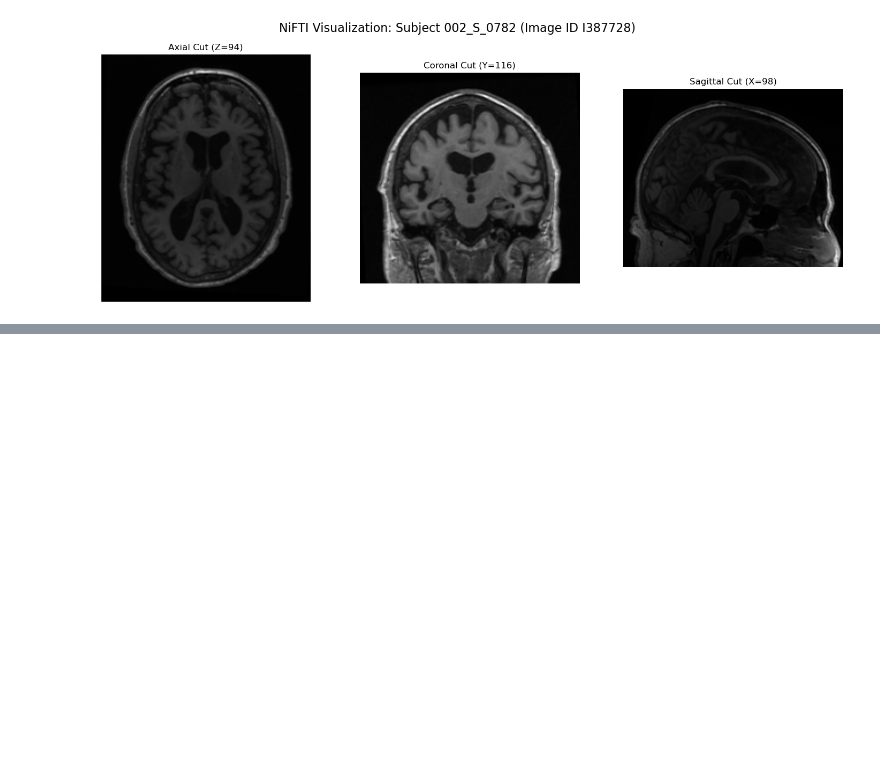
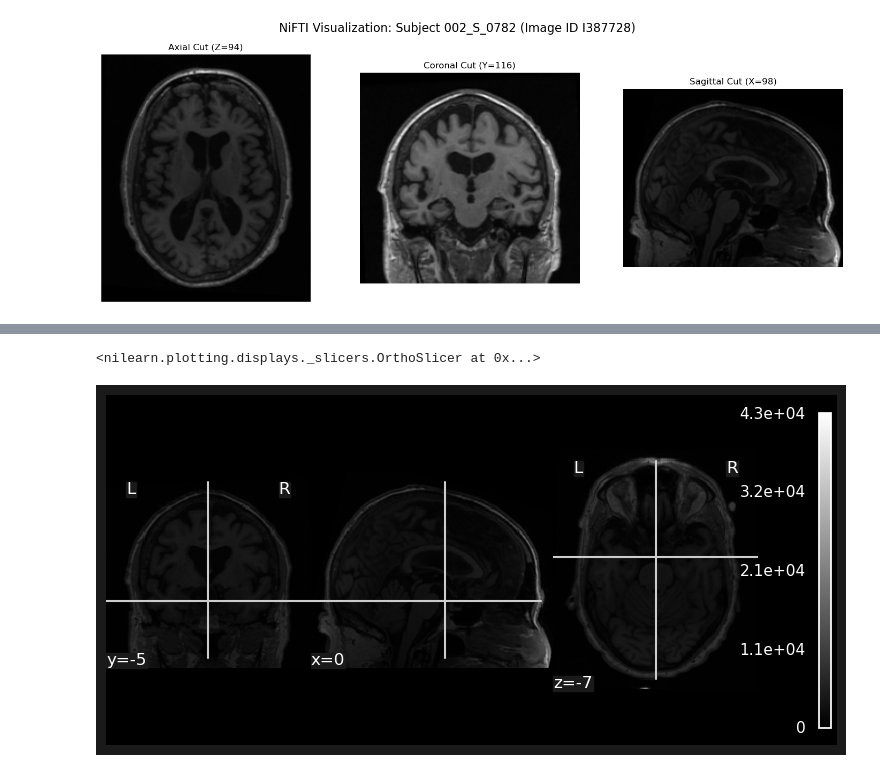
Before and after one commit to Sal1eri/BIAI_AD_DETECTION, a Jupyter notebook: demo/demo.ipynb, the cells around one changed output, grey strips where cells are left out. Cells and saved outputs as stored; diff of their text form; code cells hidden in the pictures; blank space fills up the shorter version.

```diff
--- a/demo/demo.ipynb
+++ b/demo/demo.ipynb
@@ -202,0 +231,6 @@ intent_p1       : 0.0
+# %%
+from nilearn import plotting
+plotting.plot_anat(nifti_file_path)
+# %% [output]
+<nilearn.plotting.displays._slicers.OrthoSlicer at 0x...>
+[figure, added]
```
Also changed, not shown: parts of 1 cell of this notebook, 2 other files.
